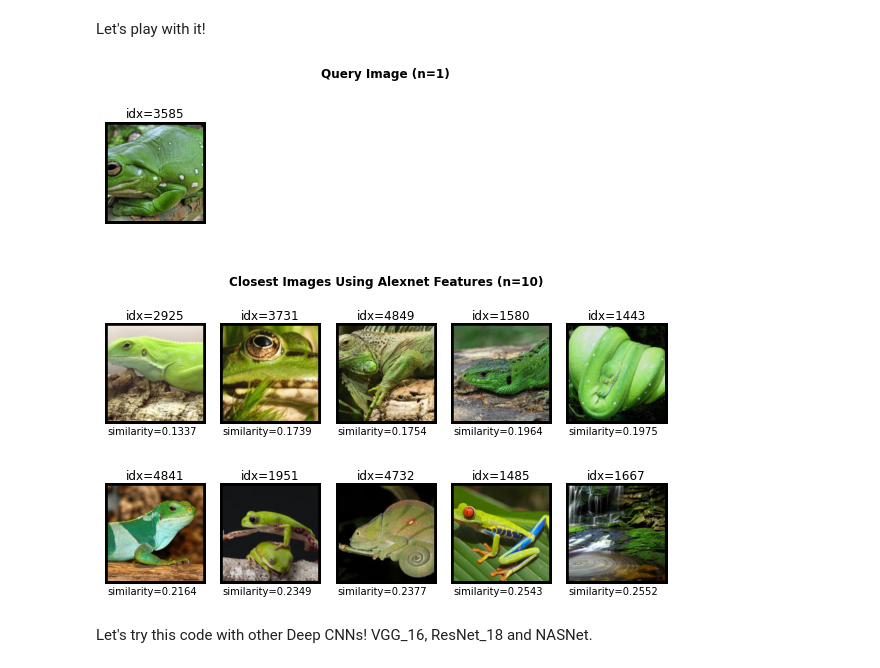
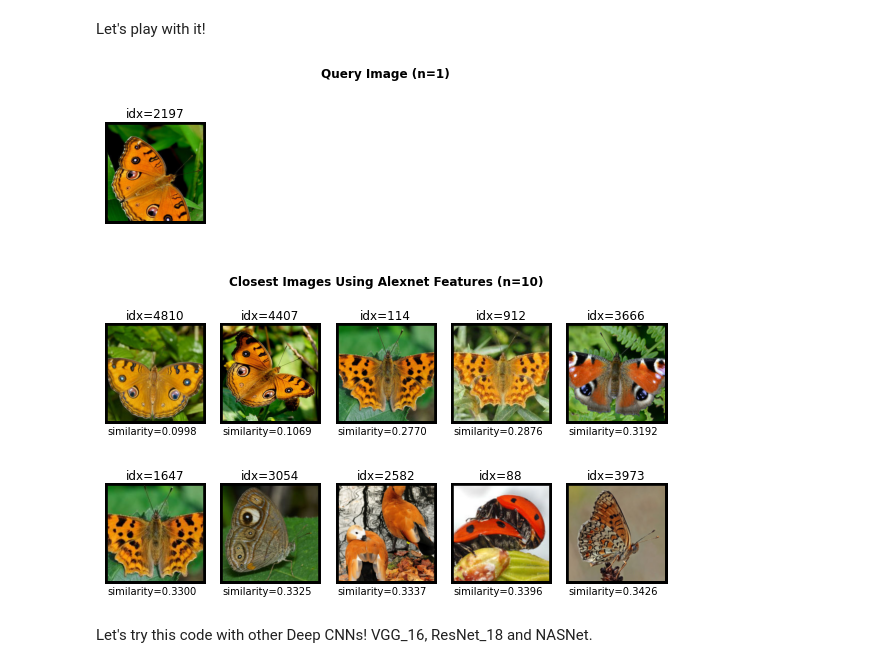
Before and after one commit to ialab-puc/VisualRecSys-Tutorial-IUI2021, a Jupyter notebook: colabnotebooks/IUI_Tutorial_Feature_extraction.ipynb, the cells around one changed output. Drawn from its saved outputs; the diff is of its cells as text; code cells hidden in the pictures.

```diff
--- a/colabnotebooks/IUI_Tutorial_Feature_extraction.ipynb
+++ b/colabnotebooks/IUI_Tutorial_Feature_extraction.ipynb
@@ -241,33 +253,32 @@ Let's play with it!
 # %%
 #pick_randomly = True
 #idx = random.randint(0, len(data['image_path'])) if pick_randomly else idx
 
-# test image 3954, a butterfly
-# test image 971, boy with a shadow
-idx = 3585
+
+idx = 2197
 
 features_id = 'alexnet_features'
 features = data[features_id][idx, :].unsqueeze(0)
 
 image = to_std_size(data['images'][idx])
 
 closest_indices, closest_distances = topk_similar( features, data[features_id], k=10 )
 closest_images = [{
     'title': f'idx={idx_}',
     'image': to_std_size(data['images'][idx_]),
     'subtitle': f'similarity={distance:.4f}'
     } for idx_, distance in zip(closest_indices, closest_distances)]
 
 display_images({
     'Query Image': [{
         'title': f'idx={idx}',
         'image': image
         }],
     f'Closest Images using AlexNet features': closest_images
 }, columns=5)
 # %% [output]
-[figure, old version]
+[figure, new version]
-[figure, old version]
+[figure, new version]
 # %% [markdown]
 Let's try this code with other Deep CNNs! VGG_16, ResNet_18 and NASNet.
 # %% [markdown]
```
Also changed, not shown: parts of 15 cells of this notebook.
